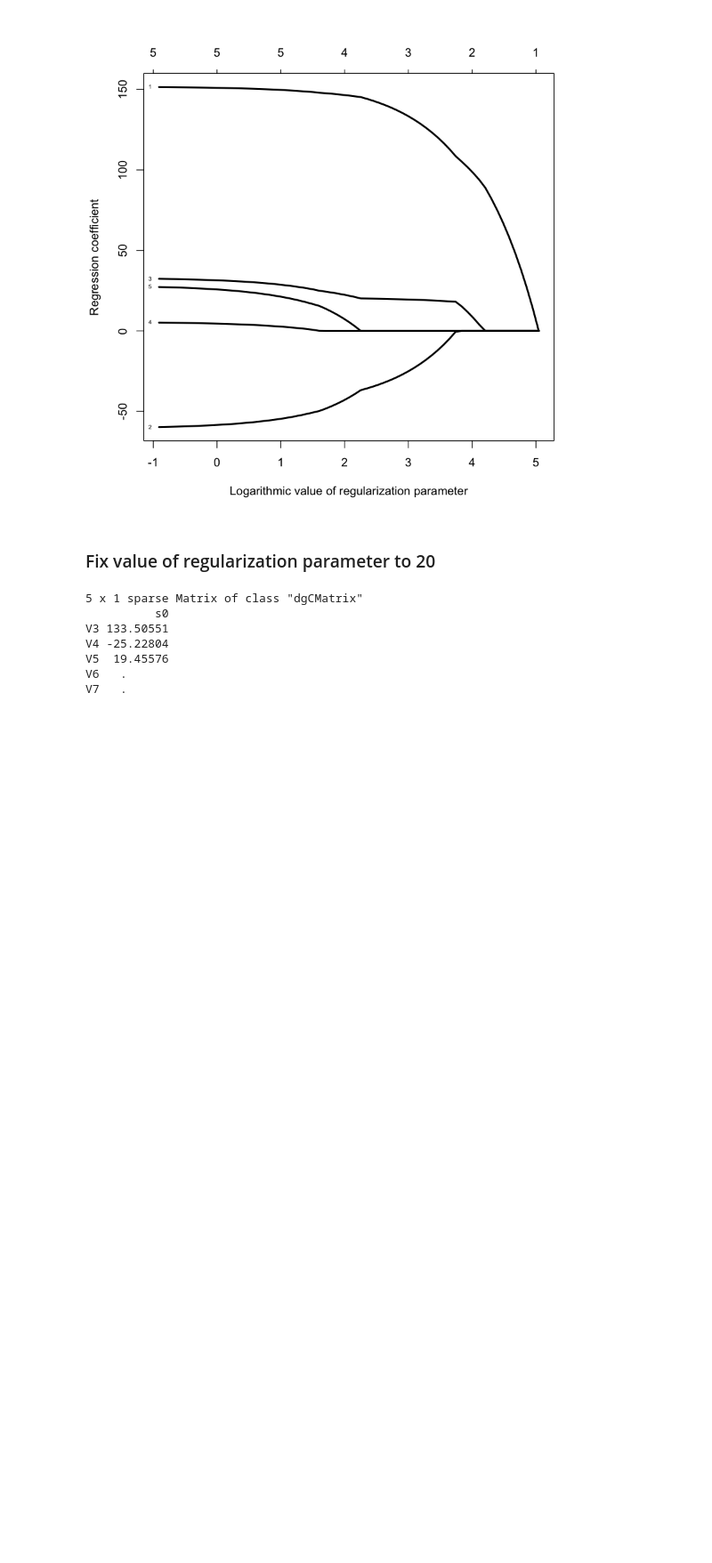
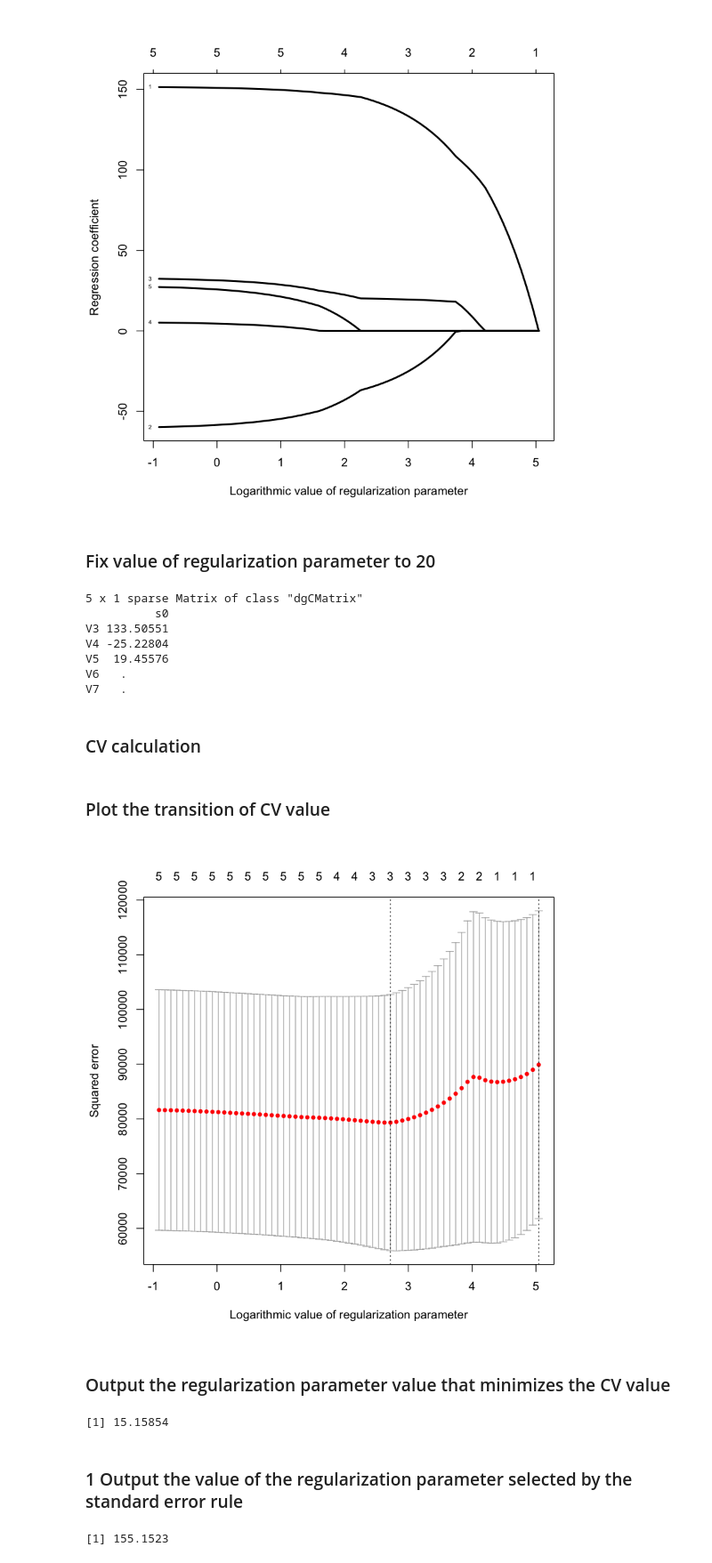
Before and after one commit to HidehikoMURAO/R, a Jupyter notebook: Statical Modeling via Sparse Estimation.ipynb, the cells around one changed output. Shown at 89% size. Cells and saved outputs as stored; diff of their text form; code cells hidden in the pictures; blank space fills up the shorter version.

```diff
--- a/Statical Modeling via Sparse Estimation.ipynb
+++ b/Statical Modeling via Sparse Estimation.ipynb
@@ -42,3 +42,25 @@ V4 -25.22804
 V5  19.45576
 V6   .
 V7   .
+# %% [markdown]
+### CV calculation
+# %%
+res.cv <- cv.glmnet(x=X, y=y) # CV calculation
+# %% [markdown]
+### Plot the transition of CV value
+# %%
+plot(res.cv, xlab="Logarithmic value of regularization parameter", ylab="Squared error")
+# %% [output]
+[figure, added]
+# %% [markdown]
+### Output the regularization parameter value that minimizes the CV value
+# %%
+res.cv$lambda.min
+# %% [output]
+[1] 15.15854
+# %% [markdown]
+### 1 Output the value of the regularization parameter selected by the standard error rule
+# %%
+res.cv$lambda.1se
+# %% [output]
+[1] 155.1523
```
